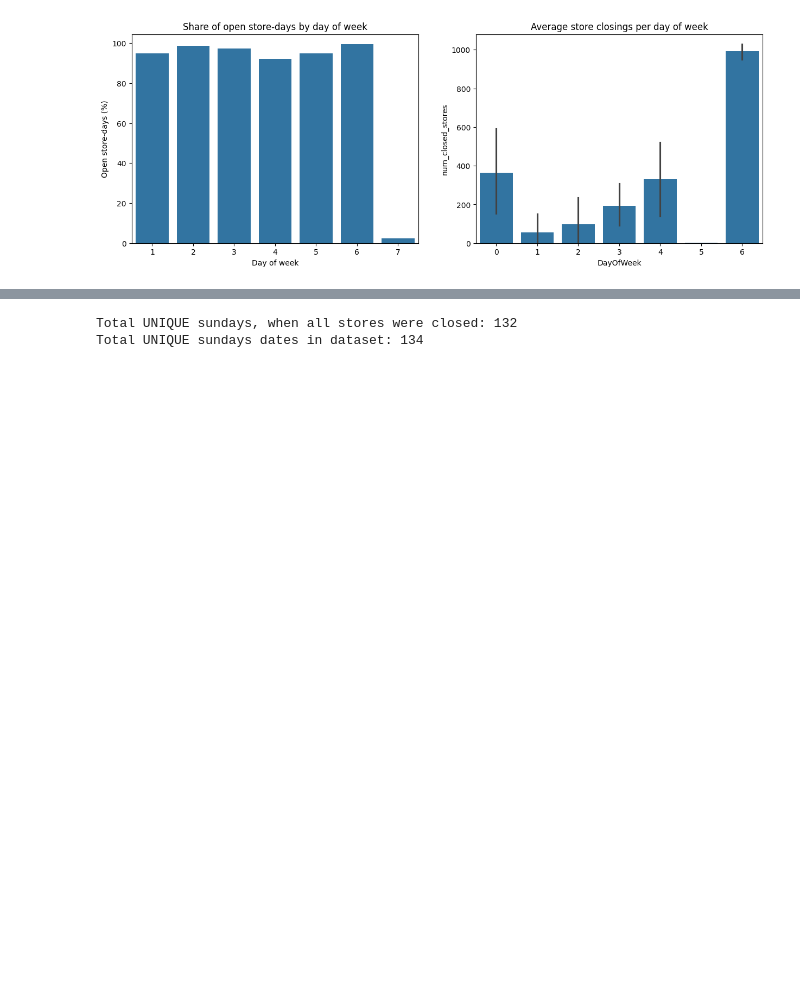
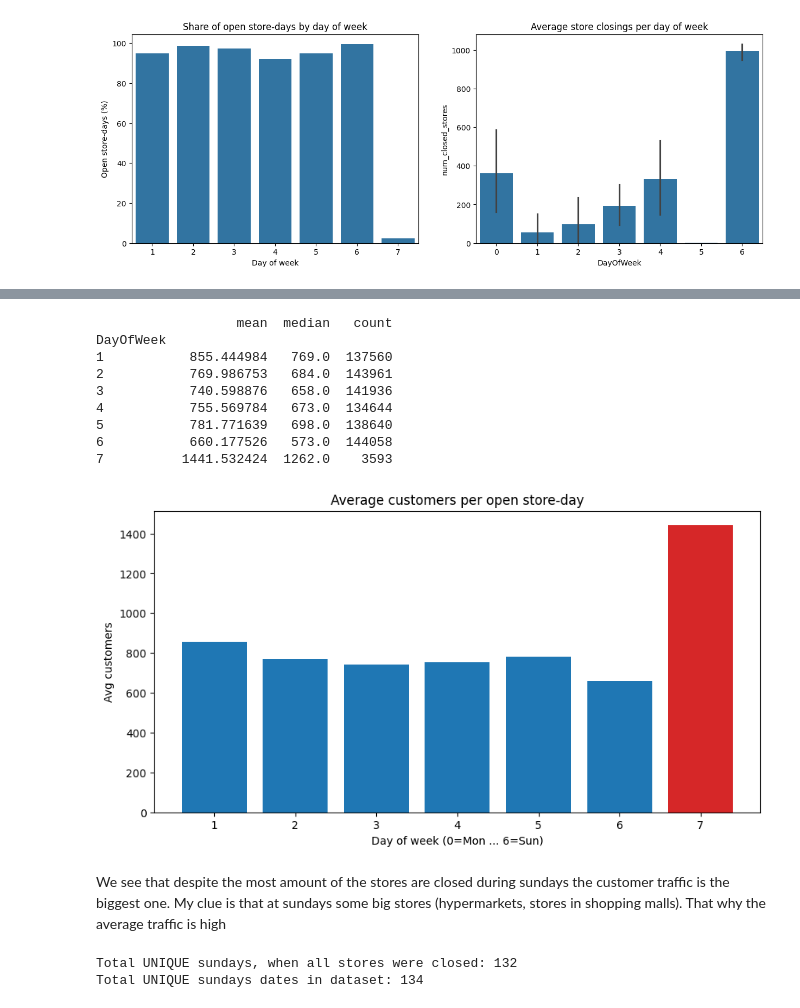
Before and after one commit to PigStep/store-sales-forecast, a Jupyter notebook: notebooks/Closed_shop_analysis.ipynb, the cells around one changed output, grey strips where cells are left out. Drawn from its saved outputs; the diff is of its cells as text; code cells hidden in the pictures; blank space fills up the shorter version.

Commit message:
feat: add more closed shop analysis and interpretation

```diff
--- a/notebooks/Closed_shop_analysis.ipynb
+++ b/notebooks/Closed_shop_analysis.ipynb
@@ -153,3 +166,29 @@ plt.show()
+# %%
+open_df = df[df["Open"] == 1]
+
+dow_traffic = open_df.groupby("DayOfWeek")["Customers"].agg(["mean", "median", "count"])
+print(dow_traffic)
+
+fig, ax = plt.subplots(figsize=(10, 5))
+colors = ["tab:red" if day == 7 else "tab:blue" for day in dow_traffic.index]
+ax.bar(dow_traffic.index, dow_traffic["mean"], color=colors)
+ax.set_title("Average customers per open store-day")
+ax.set_xlabel("Day of week (0=Mon ... 6=Sun)")
+ax.set_ylabel("Avg customers")
+plt.show()
+# %% [output]
+                  mean  median   count
+DayOfWeek
+1           855.444984   769.0  137560
+2           769.986753   684.0  143961
+3           740.598876   658.0  141936
+4           755.569784   673.0  134644
+5           781.771639   698.0  138640
+6           660.177526   573.0  144058
+7          1441.532424  1262.0    3593
+[figure, added]
+# %% [markdown]
+We see that despite the most amount of the stores are closed during sundays the customer traffic is the biggest one. My clue is that at sundays some big stores (hypermarkets, stores in shopping malls). That why the average traffic is high
 # %%
 sundays = closed_df[closed_df["DayOfWeek"] == 6]
 sd_closing = sundays["last_closed_date"].nunique()
```
Also changed, not shown: parts of 6 cells of this notebook.
